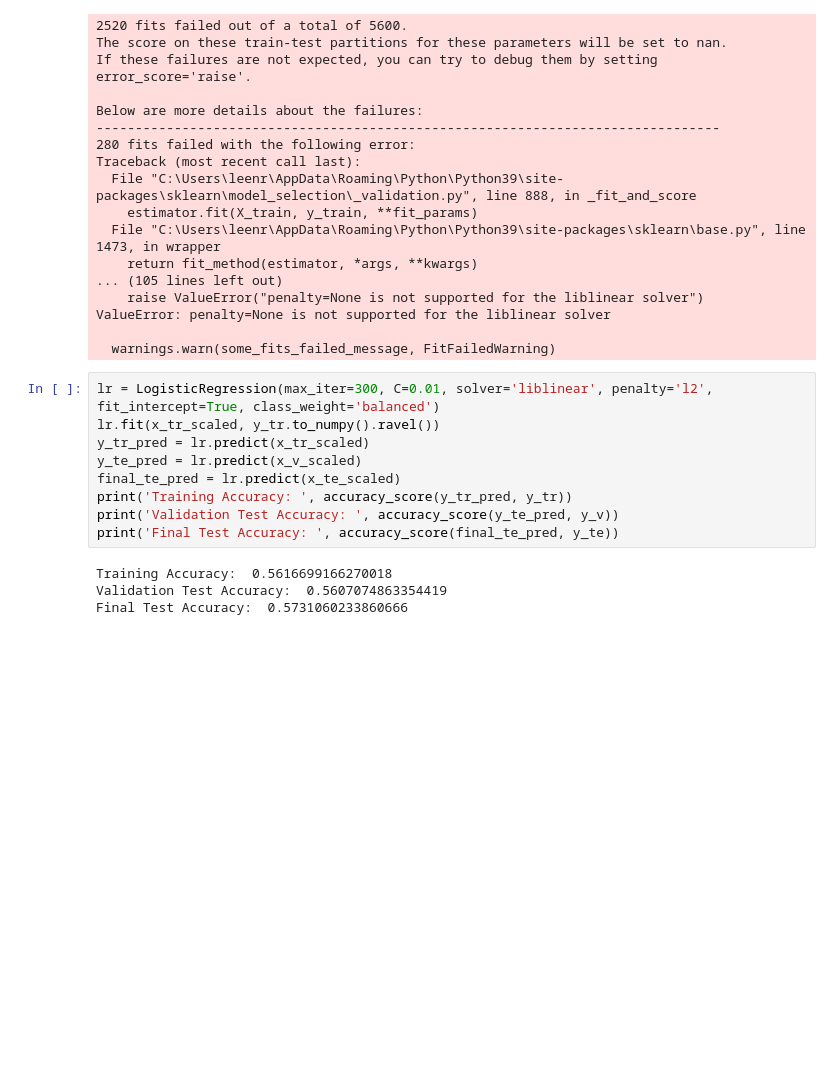
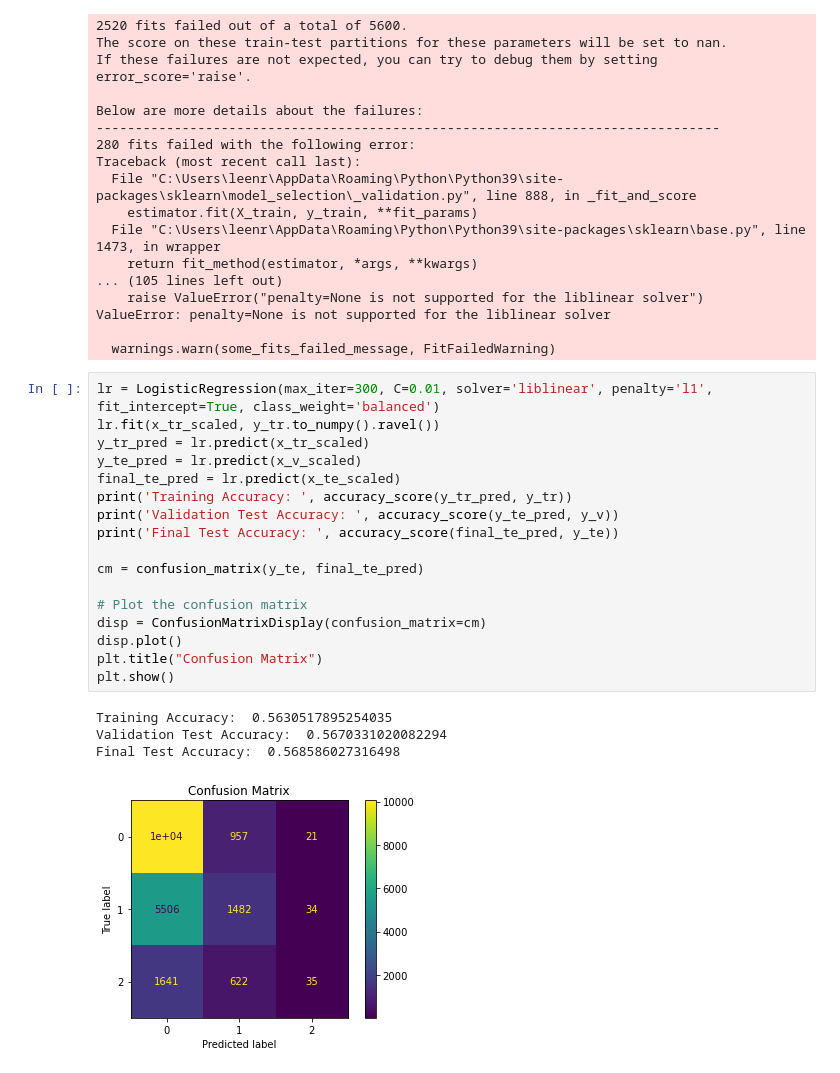
Before and after one commit to mattp2003/Type-3-URL-Diabetes-130-US-Hospitals, a Jupyter notebook: codes/main.ipynb, the cells around one changed output. Saved outputs shown, nothing was run; the diff lists cells and outputs as text; blank space fills up the shorter version.

Commit message:
graphs

```diff
--- a/codes/main.ipynb
+++ b/codes/main.ipynb
@@ -230,18 +231,27 @@ ValueError: penalty=None is not supported for the liblinear solver
 
   warnings.warn(some_fits_failed_message, FitFailedWarning)
 # %%
-lr = LogisticRegression(max_iter=300, C=0.01, solver='liblinear', penalty='l2', fit_intercept=True, class_weight='balanced')
+lr = LogisticRegression(max_iter=300, C=0.01, solver='liblinear', penalty='l1', fit_intercept=True, class_weight='balanced')
 lr.fit(x_tr_scaled, y_tr.to_numpy().ravel())
 y_tr_pred = lr.predict(x_tr_scaled)
 y_te_pred = lr.predict(x_v_scaled)
 final_te_pred = lr.predict(x_te_scaled)
 print('Training Accuracy: ', accuracy_score(y_tr_pred, y_tr))
 print('Validation Test Accuracy: ', accuracy_score(y_te_pred, y_v))
 print('Final Test Accuracy: ', accuracy_score(final_te_pred, y_te))
+
+cm = confusion_matrix(y_te, final_te_pred)
+
+# Plot the confusion matrix
+disp = ConfusionMatrixDisplay(confusion_matrix=cm)
+disp.plot()
+plt.title("Confusion Matrix")
+plt.show()
 # %% [output]
-Training Accuracy:  0.5616699166270018
-Validation Test Accuracy:  0.5607074863354419
-Final Test Accuracy:  0.5731060233860666
+Training Accuracy:  0.5630517895254035
+Validation Test Accuracy:  0.5670331020082294
+Final Test Accuracy:  0.568586027316498
+[figure, added]
 # %%
 #final test General Model
 
```
Also changed, not shown: parts of 2 cells of this notebook, 1 other file.
